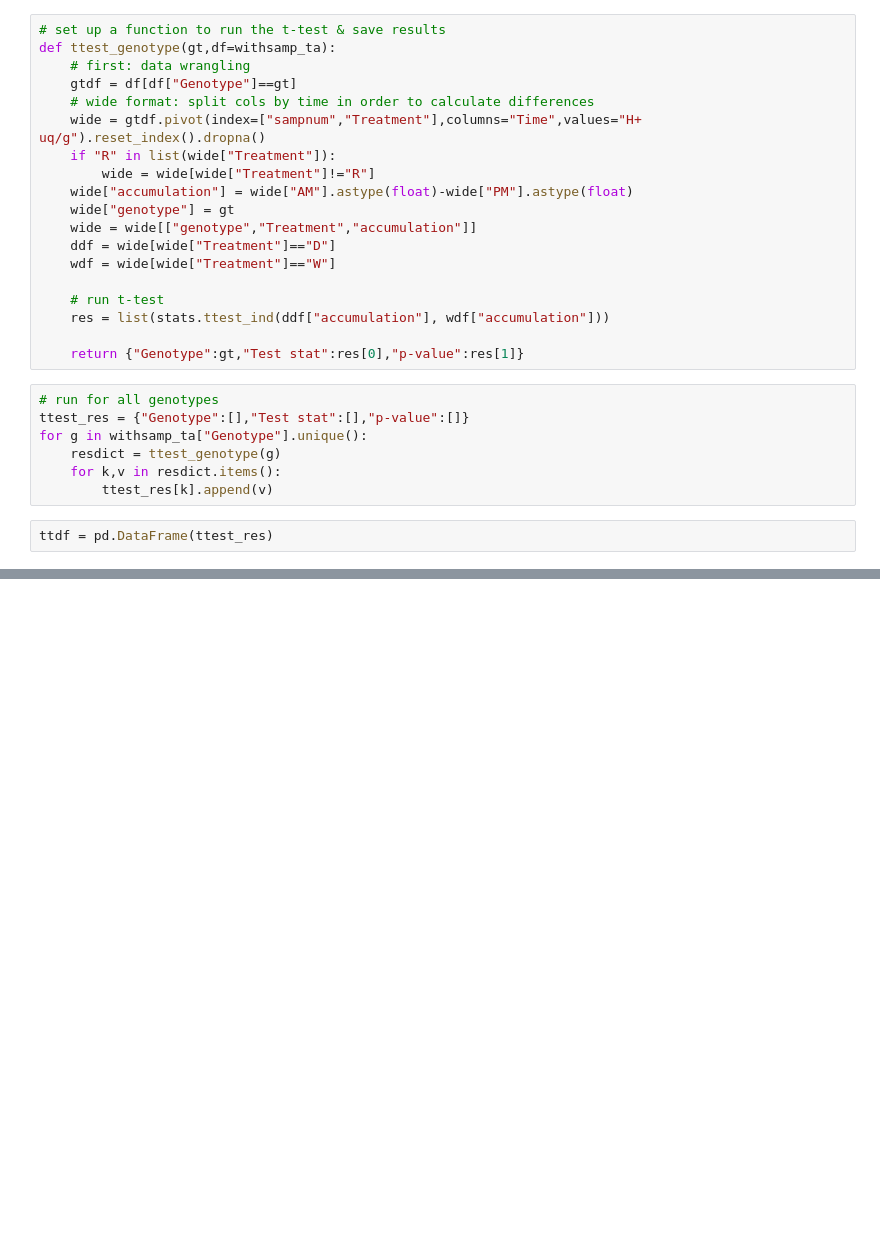
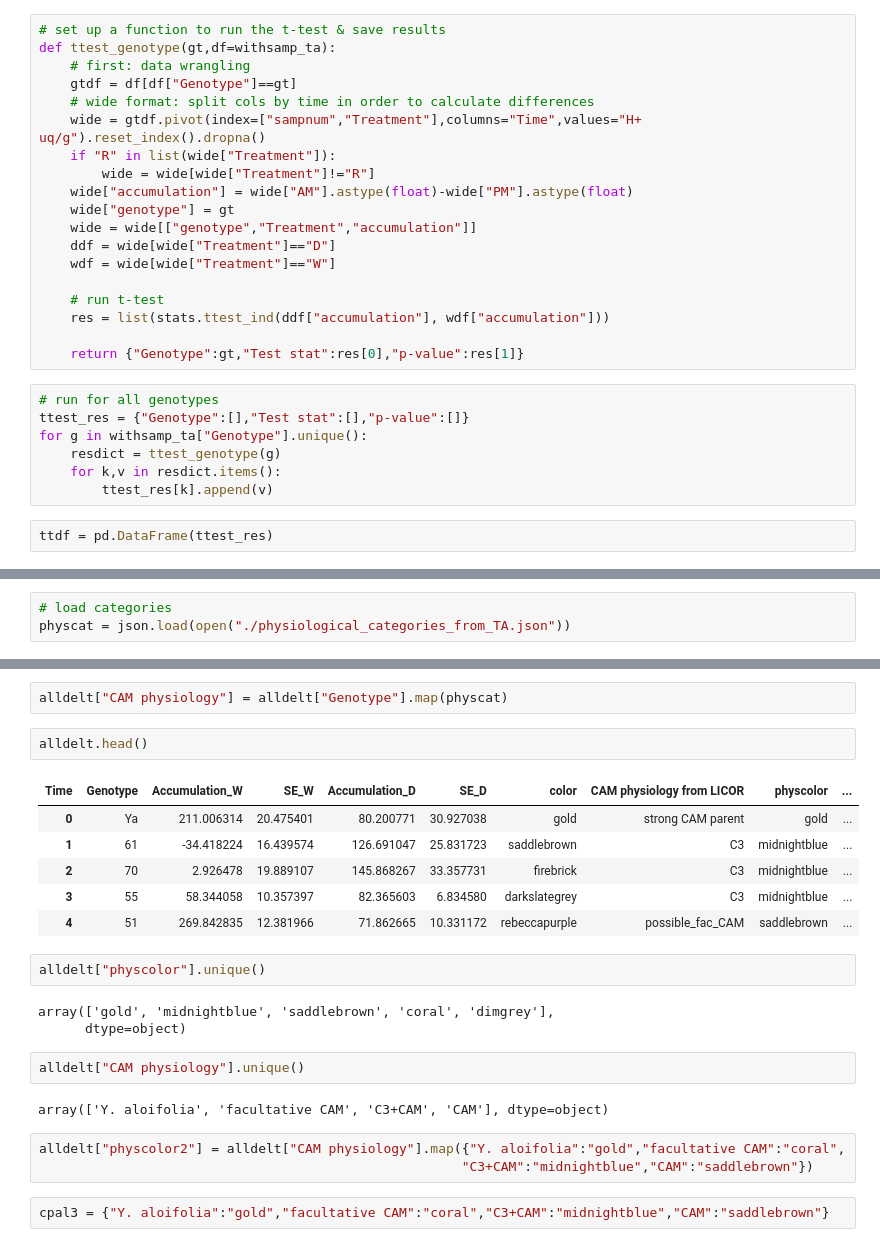
Before and after one commit to achpardo/yucca-genomics, a Jupyter notebook: physiology/titratable_acidity.ipynb, the cells around one changed output, grey strips where cells are left out. Saved outputs shown, nothing was run; the diff lists cells and outputs as text; blank space fills up the shorter version.

```diff
--- a/physiology/titratable_acidity.ipynb
+++ b/physiology/titratable_acidity.ipynb
@@ -603,0 +512,3 @@ ttdf.sort_values(by="Genotype")
+# %%
+# load categories
+physcat = json.load(open("./physiological_categories_from_TA.json"))
@@ -603,0 +526,25 @@ ttdf.sort_values(by="Genotype")
+# %%
+alldelt["CAM physiology"] = alldelt["Genotype"].map(physcat)
+# %%
+alldelt.head()
+# %% [output]
+| Time | Genotype | Accumulation_W | SE_W | Accumulation_D | SE_D | color | CAM physiology from LICOR | physcolor | ... |
+| 0 | Ya | 211.006314 | 20.475401 | 80.200771 | 30.927038 | gold | strong CAM parent | gold | ... |
+| 1 | 61 | -34.418224 | 16.439574 | 126.691047 | 25.831723 | saddlebrown | C3 | midnightblue | ... |
+| 2 | 70 | 2.926478 | 19.889107 | 145.868267 | 33.357731 | firebrick | C3 | midnightblue | ... |
+| 3 | 55 | 58.344058 | 10.357397 | 82.365603 | 6.834580 | darkslategrey | C3 | midnightblue | ... |
+| 4 | 51 | 269.842835 | 12.381966 | 71.862665 | 10.331172 | rebeccapurple | possible_fac_CAM | saddlebrown | ... |
+# %%
+alldelt["physcolor"].unique()
+# %% [output]
+array(['gold', 'midnightblue', 'saddlebrown', 'coral', 'dimgrey'],
+      dtype=object)
+# %%
+alldelt["CAM physiology"].unique()
+# %% [output]
+array(['Y. aloifolia', 'facultative CAM', 'C3+CAM', 'CAM'], dtype=object)
+# %%
+alldelt["physcolor2"] = alldelt["CAM physiology"].map({"Y. aloifolia":"gold","facultative CAM":"coral",
+                                                      "C3+CAM":"midnightblue","CAM":"saddlebrown"})
+# %%
+cpal3 = {"Y. aloifolia":"gold","facultative CAM":"coral","C3+CAM":"midnightblue","CAM":"saddlebrown"}
```
Also changed, not shown: parts of 20 cells of this notebook, 3 other files.
